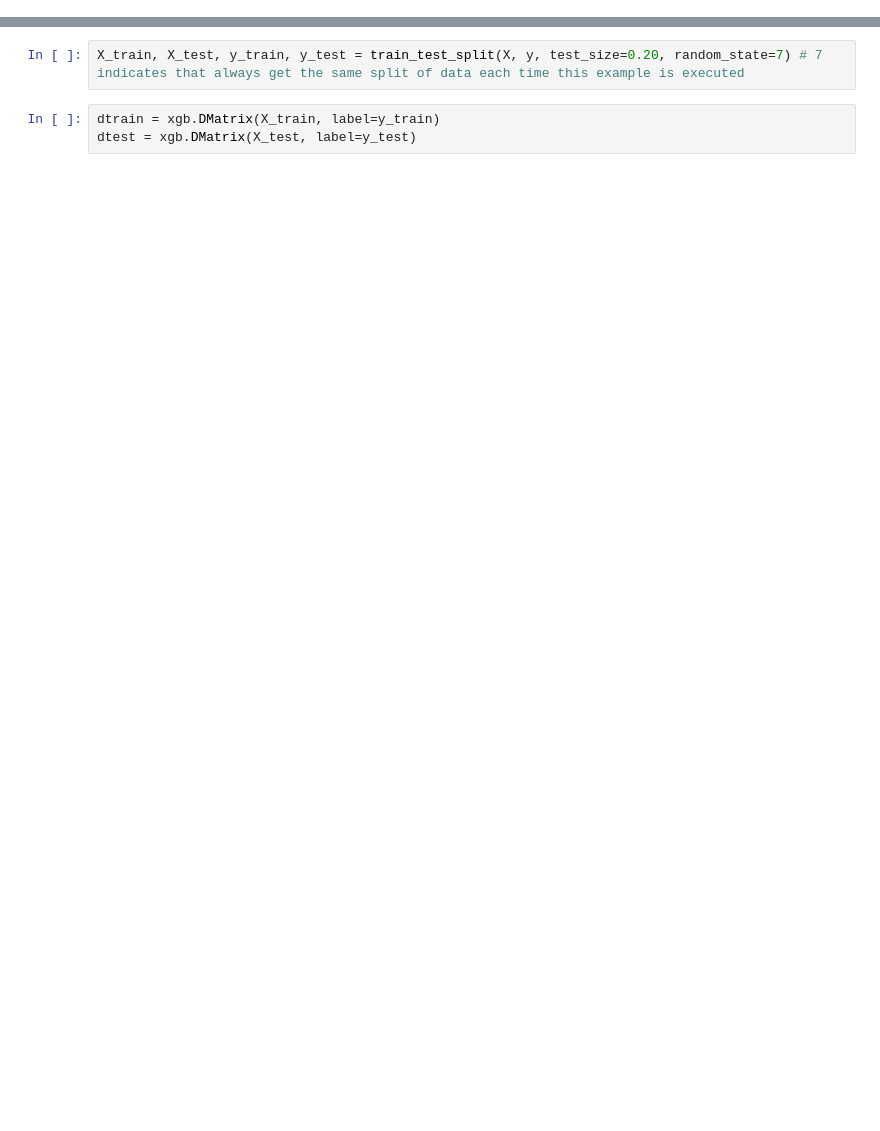
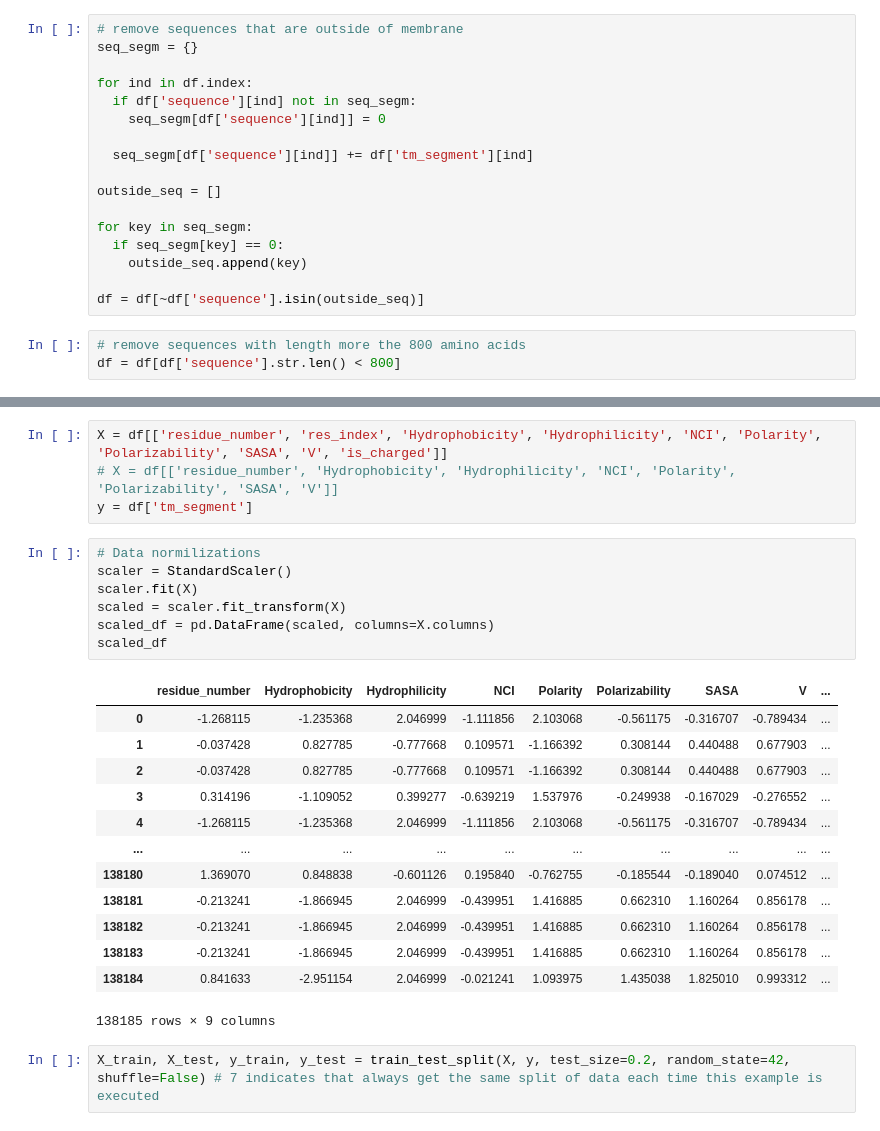
Before and after one commit to Dparanou/transmembrane-protein-prediction, a Jupyter notebook: proteins_classifier.ipynb, the cells around one changed output, grey strips where cells are left out. Drawn from its saved outputs; the diff is of its cells as text; blank space fills up the shorter version.

Commit message:
test several models

```diff
--- a/proteins_classifier.ipynb
+++ b/proteins_classifier.ipynb
@@ -28,0 +28,20 @@ y = df['is_tm_segment']
+# %%
+# remove sequences that are outside of membrane
+seq_segm = {}
+
+for ind in df.index:
+  if df['sequence'][ind] not in seq_segm:
+    seq_segm[df['sequence'][ind]] = 0
+
+  seq_segm[df['sequence'][ind]] += df['tm_segment'][ind]
+
+outside_seq = []
+
+for key in seq_segm:
+  if seq_segm[key] == 0:
+    outside_seq.append(key)
+
+df = df[~df['sequence'].isin(outside_seq)]
+# %%
+# remove sequences with length more the 800 amino acids
+df = df[df['sequence'].str.len() < 800]
@@ -29,6 +60,28 @@ y = df['is_tm_segment']
+# %%
+X = df[['residue_number', 'res_index', 'Hydrophobicity', 'Hydrophilicity', 'NCI', 'Polarity', 'Polarizability', 'SASA', 'V', 'is_charged']]
+# X = df[['residue_number', 'Hydrophobicity', 'Hydrophilicity', 'NCI', 'Polarity', 'Polarizability', 'SASA', 'V']]
+y = df['tm_segment']
+# %%
+# Data normilizations
+scaler = StandardScaler()
+scaler.fit(X)
+scaled = scaler.fit_transform(X)
+scaled_df = pd.DataFrame(scaled, columns=X.columns)
+scaled_df
+# %% [output]
+|  | residue_number | Hydrophobicity | Hydrophilicity | NCI | Polarity | Polarizability | SASA | V | ... |
+| 0 | -1.268115 | -1.235368 | 2.046999 | -1.111856 | 2.103068 | -0.561175 | -0.316707 | -0.789434 | ... |
+| 1 | -0.037428 | 0.827785 | -0.777668 | 0.109571 | -1.166392 | 0.308144 | 0.440488 | 0.677903 | ... |
+| 2 | -0.037428 | 0.827785 | -0.777668 | 0.109571 | -1.166392 | 0.308144 | 0.440488 | 0.677903 | ... |
+| 3 | 0.314196 | -1.109052 | 0.399277 | -0.639219 | 1.537976 | -0.249938 | -0.167029 | -0.276552 | ... |
+| 4 | -1.268115 | -1.235368 | 2.046999 | -1.111856 | 2.103068 | -0.561175 | -0.316707 | -0.789434 | ... |
+| ... | ... | ... | ... | ... | ... | ... | ... | ... | ... |
+| 138180 | 1.369070 | 0.848838 | -0.601126 | 0.195840 | -0.762755 | -0.185544 | -0.189040 | 0.074512 | ... |
+| 138181 | -0.213241 | -1.866945 | 2.046999 | -0.439951 | 1.416885 | 0.662310 | 1.160264 | 0.856178 | ... |
+| 138182 | -0.213241 | -1.866945 | 2.046999 | -0.439951 | 1.416885 | 0.662310 | 1.160264 | 0.856178 | ... |
+| 138183 | -0.213241 | -1.866945 | 2.046999 | -0.439951 | 1.416885 | 0.662310 | 1.160264 | 0.856178 | ... |
+| 138184 | 0.841633 | -2.951154 | 2.046999 | -0.021241 | 1.093975 | 1.435038 | 1.825010 | 0.993312 | ... |
+138185 rows × 9 columns
 # %%
-X_train, X_test, y_train, y_test = train_test_split(X, y, test_size=0.20, random_state=7) # 7 indicates that always get the same split of data each time this example is executed
+X_train, X_test, y_train, y_test = train_test_split(X, y, test_size=0.2, random_state=42, shuffle=False) # 7 indicates that always get the same split of data each time this example is executed
-# %%
-dtrain = xgb.DMatrix(X_train, label=y_train)
-dtest = xgb.DMatrix(X_test, label=y_test)
 # %%
```
Also changed, not shown: parts of 17 cells of this notebook, 4 other files.
